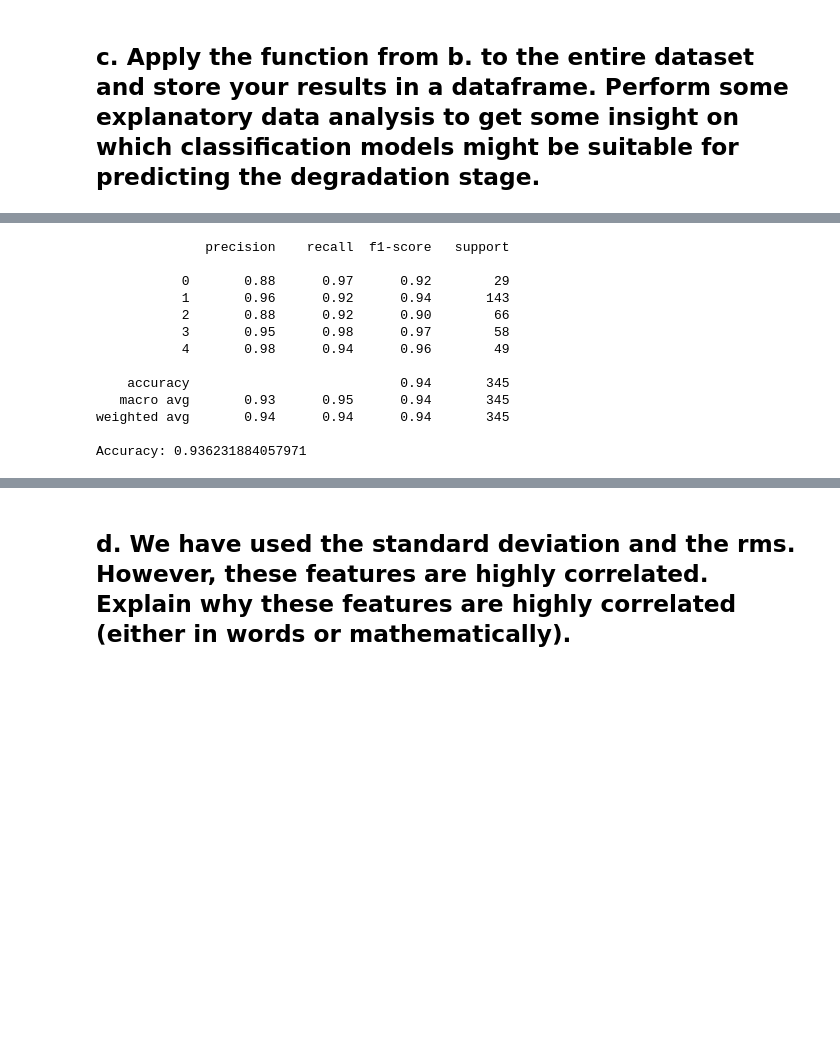
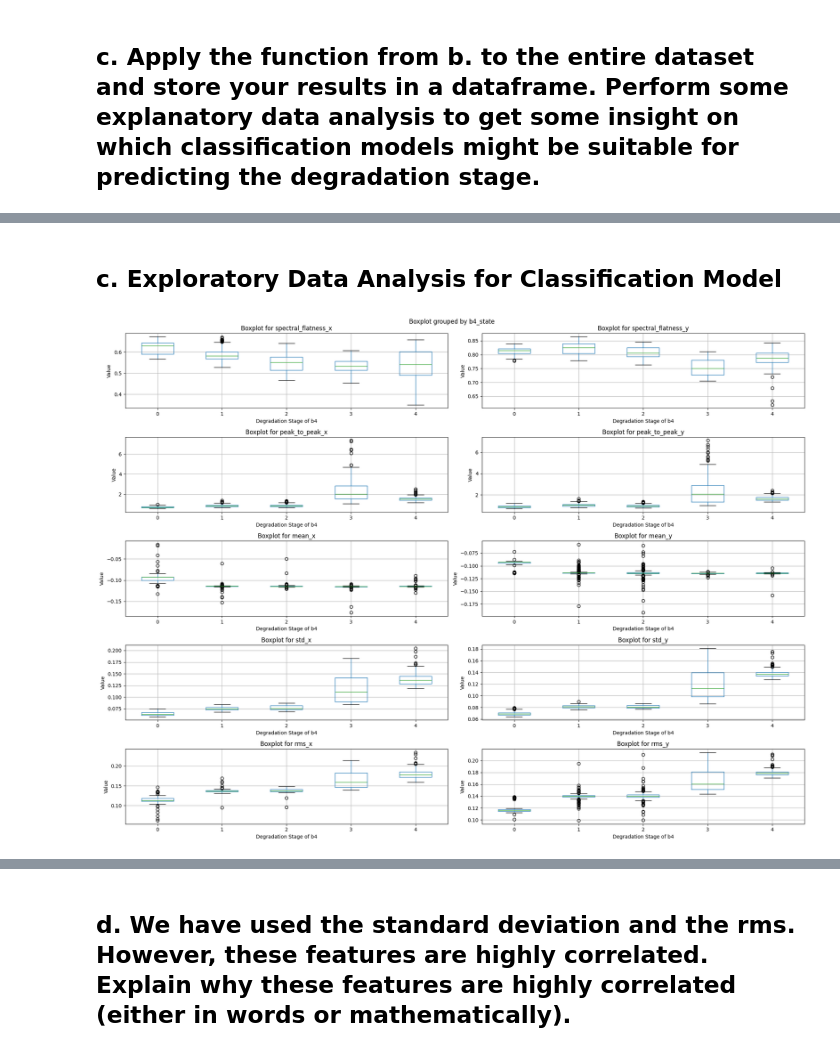
Before and after one commit to moniquechandra/DS8-FINAL, a Jupyter notebook: exercise_1.ipynb, the cells around one changed output, grey strips where cells are left out. Drawn from its saved outputs; the diff is of its cells as text; code cells hidden in the pictures; blank space fills up the shorter version.

```diff
--- a/exercise_1.ipynb
+++ b/exercise_1.ipynb
@@ -86,7 +90,7 @@ def features_acceleration_data(sample, index=-1):
     std_x = sample.b4x.std()
     std_y = sample.b4y.std()
     rms_x = np.sqrt(np.mean(sample.b4x**2))
-    rms_y = np.sqrt(np.mean(sample.b4x**2))
+    rms_y = np.sqrt(np.mean(sample.b4y**2))
 
     # First feature to add: Spectral Flatness
     _, Pxx_x = welch(sample.b4x)
@@ -94,11 +98,7 @@ def features_acceleration_data(sample, index=-1):
     _, Pxy_y = welch(sample.b4y)
     spectral_flatness_y = np.exp(np.mean(np.log(Pxy_y))) / np.mean(Pxy_y)
 
-    # Second feature to add: Kurtosis
-    kurtosis_x = kurtosis(sample.b4x)
-    kurtosis_y = kurtosis(sample.b4y)
-
-    #
+    # Second feature to add: PTP
     peak_to_peak_x = np.ptp(sample.b4x)
     peak_to_peak_y = np.ptp(sample.b4y)
 
@@ -111,8 +111,6 @@ def features_acceleration_data(sample, index=-1):
         'rms_y': rms_y,
         'spectral_flatness_x': spectral_flatness_x,
         'spectral_flatness_y': spectral_flatness_y,
-        'kurtosis_x': kurtosis_x,
-        'kurtosis_y': kurtosis_y,
         'peak_to_peak_x': peak_to_peak_x,
         'peak_to_peak_y': peak_to_peak_y
     }
@@ -233,32 +187,32 @@ X_train, X_test, y_train, y_test = train_test_split(features_reduced, feature_df
-# %%
-rf = RandomForestClassifier(max_depth=8, n_estimators=50, random_state=42)
-# gcv_rf = GridSearchCV(rf, param_grid={
-#     'n_estimators': [10, 50, 100, 200],
-#     'max_depth': [None, 2, 4, 6, 8, 10],
-#     'min_samples_split': [2, 10, 20, 40]},
-#     cv = 3, n_jobs = -1,
-#     verbose=3, scoring = 'neg_mean_absolute_error')
-
-rf.fit(X_train, y_train)
-y_pred = rf.predict(X_test)
-print(classification_report(y_test, y_pred))
-print('Accuracy:', accuracy_score(y_test, y_pred))
-# best_rf = rf.best_estimator_
-
-# print('Best hyperparameter(s):', rf.best_params_)
-# print('Best score:', rf.best_score_)
-# print('Best model:', best_rf)
-# %% [output]
-              precision    recall  f1-score   support
-
-           0       0.88      0.97      0.92        29
-           1       0.96      0.92      0.94       143
-           2       0.88      0.92      0.90        66
-           3       0.95      0.98      0.97        58
-           4       0.98      0.94      0.96        49
-
-    accuracy                           0.94       345
-   macro avg       0.93      0.95      0.94       345
-weighted avg       0.94      0.94      0.94       345
-
-Accuracy: 0.936231884057971
+# %% [markdown]
+## c. Exploratory Data Analysis for Classification Model
+# %%
+features = ['spectral_flatness_x', 'spectral_flatness_y', 'peak_to_peak_x', 'peak_to_peak_y', 'mean_x', 'mean_y', 'std_x', 'std_y', 'rms_x', 'rms_y']
+X = feature_df[features]
+y = feature_df['b4_state']
+X_train, X_test, y_train, y_test = train_test_split(X, y, train_size = 0.80, random_state = 42)
+# %%
+# Firstly, we make some boxplots based on each feature in the dataframe
+# to understand the distribution of these variable
+
+num_features = len(features)
+ncols = 2
+nrows = (num_features + 1) // 2
+fig, axes = plt.subplots(nrows=nrows, ncols=ncols, figsize=(20, 15))
+
+for i, feature in enumerate(features):
+    row, col = divmod(i, ncols)
+    ax = axes[row, col]
+    feature_df.boxplot(column=feature, ax=ax, by='b4_state')
+    ax.set_title(f'Boxplot for {feature}')
+    ax.set_xlabel('Degradation Stage of b4')
+    ax.set_ylabel('Value')
+
+# Remove empty subplots if any
+for j in range(i + 1, nrows * ncols):
+    fig.delaxes(axes.flatten()[j])
+
+plt.tight_layout()
+plt.show()
+# %% [output]
+[figure, added]
```
Also changed, not shown: parts of 25 cells of this notebook, 2 other files.
